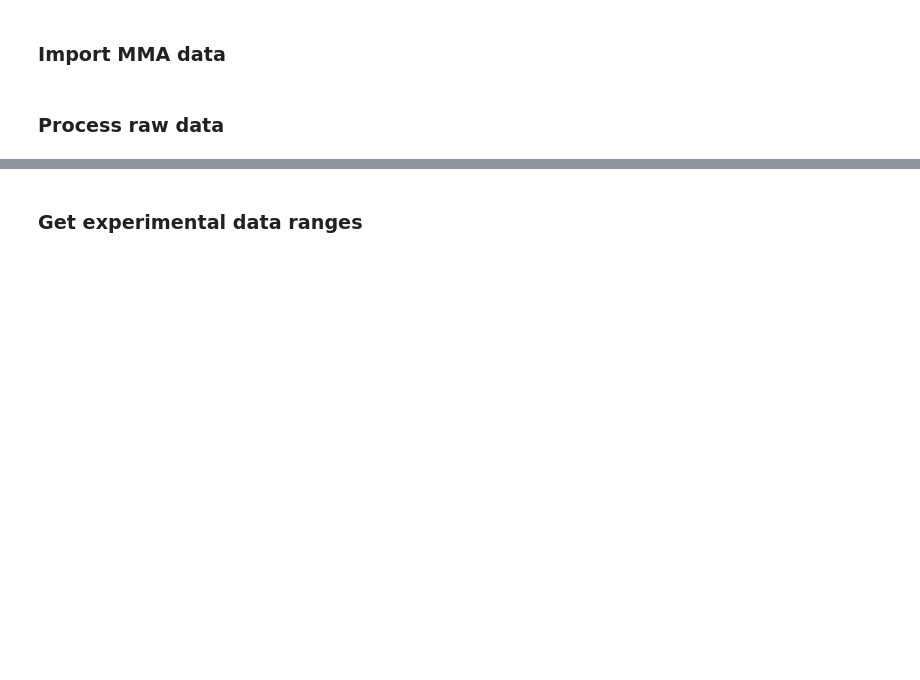
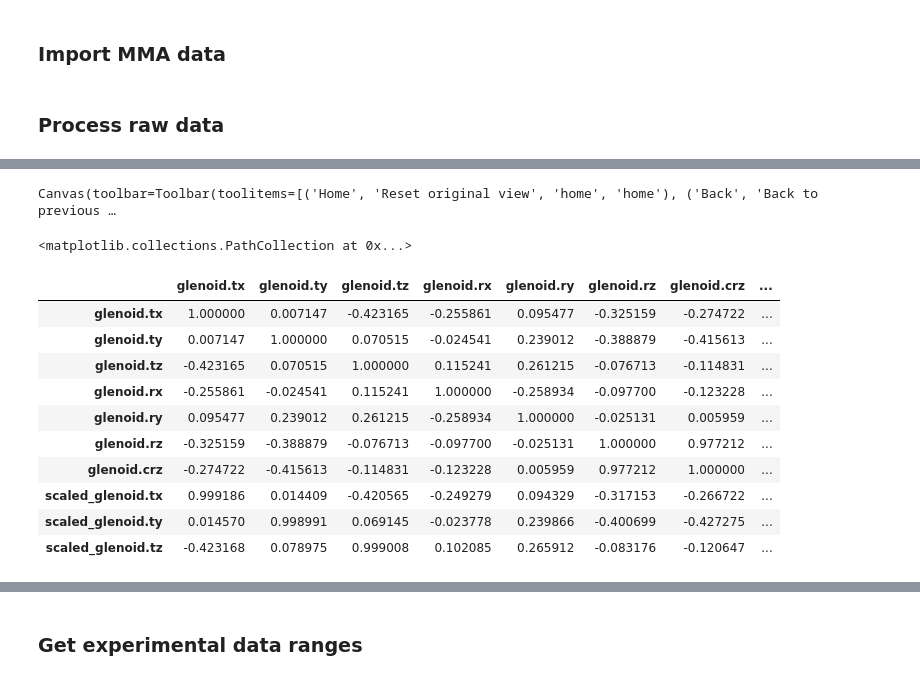
Before and after one commit to popscallion/DeepLabCut, a Jupyter notebook: deadROMM/ch3Analyses.ipynb, the cells around one changed output, grey strips where cells are left out. Saved outputs shown, nothing was run; the diff lists cells and outputs as text; code cells hidden in the pictures; blank space fills up the shorter version.

```diff
--- a/deadROMM/ch3Analyses.ipynb
+++ b/deadROMM/ch3Analyses.ipynb
@@ -564,0 +690,25 @@ See the caveats in the documentation: https://pandas.pydata.org/pandas-docs/stab
+# %%
+dfS_flip108 = dfS.copy()
+dfS_flip108.loc[(dfS_flip108['animal']=='108')&(dfS_flip108['side']=='R'),new_t_columns]*=-1
+fig,ax = plt.subplots()
+ax.scatter(dfS_flip108['glenoid.ty'],dfS_flip108['glenoid.rz'])
+# %% [output]
+Canvas(toolbar=Toolbar(toolitems=[('Home', 'Reset original view', 'home', 'home'), ('Back', 'Back to previous …
+<matplotlib.collections.PathCollection at 0x...>
+# %%
+dfSforCorr = dfS.filter(regex='glenoid')
+dfSforCorr = dfSforCorr.dropna(axis=1, how='all')
+corr = dfSforCorr.corr()
+corr.style.background_gradient(cmap='bwr')
+# %% [output]
+|  | glenoid.tx | glenoid.ty | glenoid.tz | glenoid.rx | glenoid.ry | glenoid.rz | glenoid.crz | ... |
+| glenoid.tx | 1.000000 | 0.007147 | -0.423165 | -0.255861 | 0.095477 | -0.325159 | -0.274722 | ... |
+| glenoid.ty | 0.007147 | 1.000000 | 0.070515 | -0.024541 | 0.239012 | -0.388879 | -0.415613 | ... |
+| glenoid.tz | -0.423165 | 0.070515 | 1.000000 | 0.115241 | 0.261215 | -0.076713 | -0.114831 | ... |
+| glenoid.rx | -0.255861 | -0.024541 | 0.115241 | 1.000000 | -0.258934 | -0.097700 | -0.123228 | ... |
+| glenoid.ry | 0.095477 | 0.239012 | 0.261215 | -0.258934 | 1.000000 | -0.025131 | 0.005959 | ... |
+| glenoid.rz | -0.325159 | -0.388879 | -0.076713 | -0.097700 | -0.025131 | 1.000000 | 0.977212 | ... |
+| glenoid.crz | -0.274722 | -0.415613 | -0.114831 | -0.123228 | 0.005959 | 0.977212 | 1.000000 | ... |
+| scaled_glenoid.tx | 0.999186 | 0.014409 | -0.420565 | -0.249279 | 0.094329 | -0.317153 | -0.266722 | ... |
+| scaled_glenoid.ty | 0.014570 | 0.998991 | 0.069145 | -0.023778 | 0.239866 | -0.400699 | -0.427275 | ... |
+| scaled_glenoid.tz | -0.423168 | 0.078975 | 0.999008 | 0.102085 | 0.265912 | -0.083176 | -0.120647 | ... |
```
Also changed, not shown: parts of 47 cells of this notebook, 43 other files.
